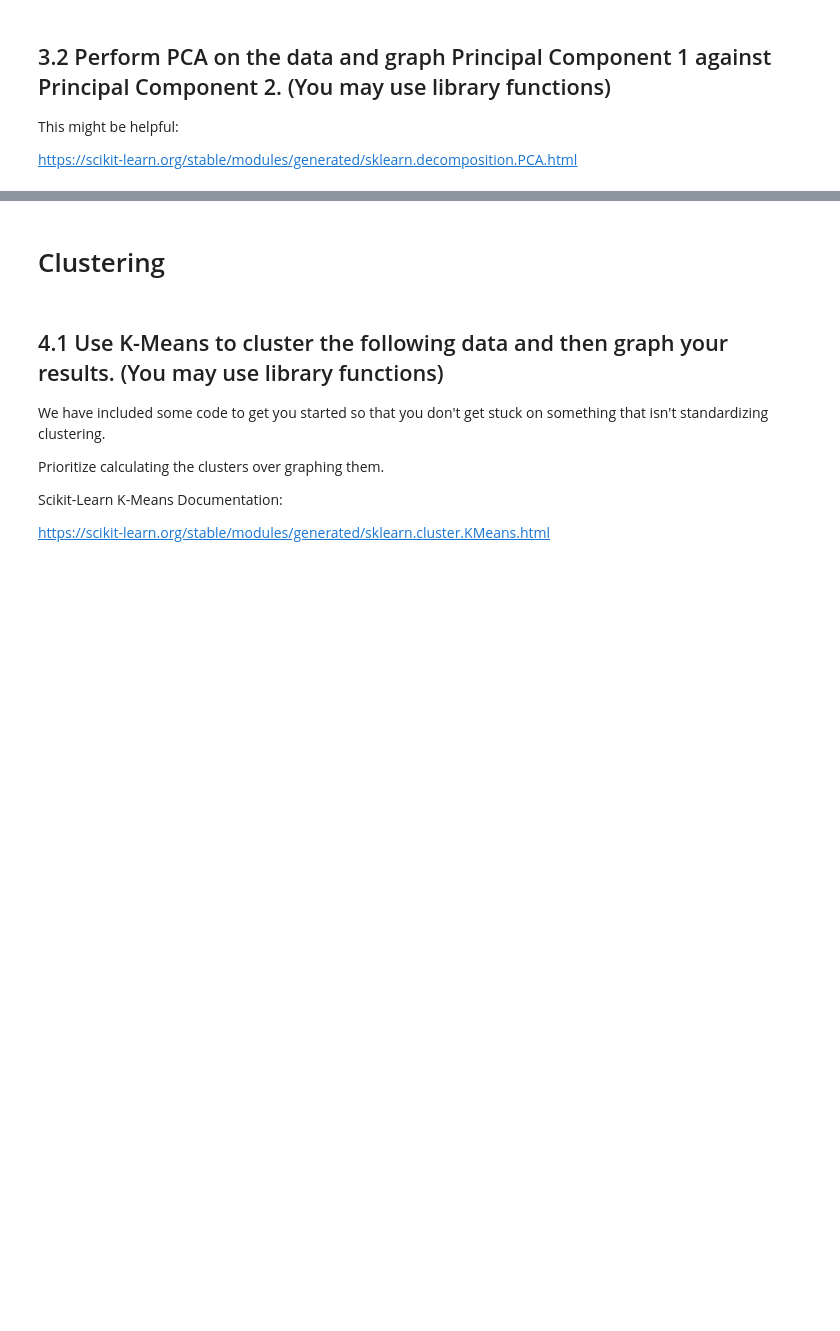
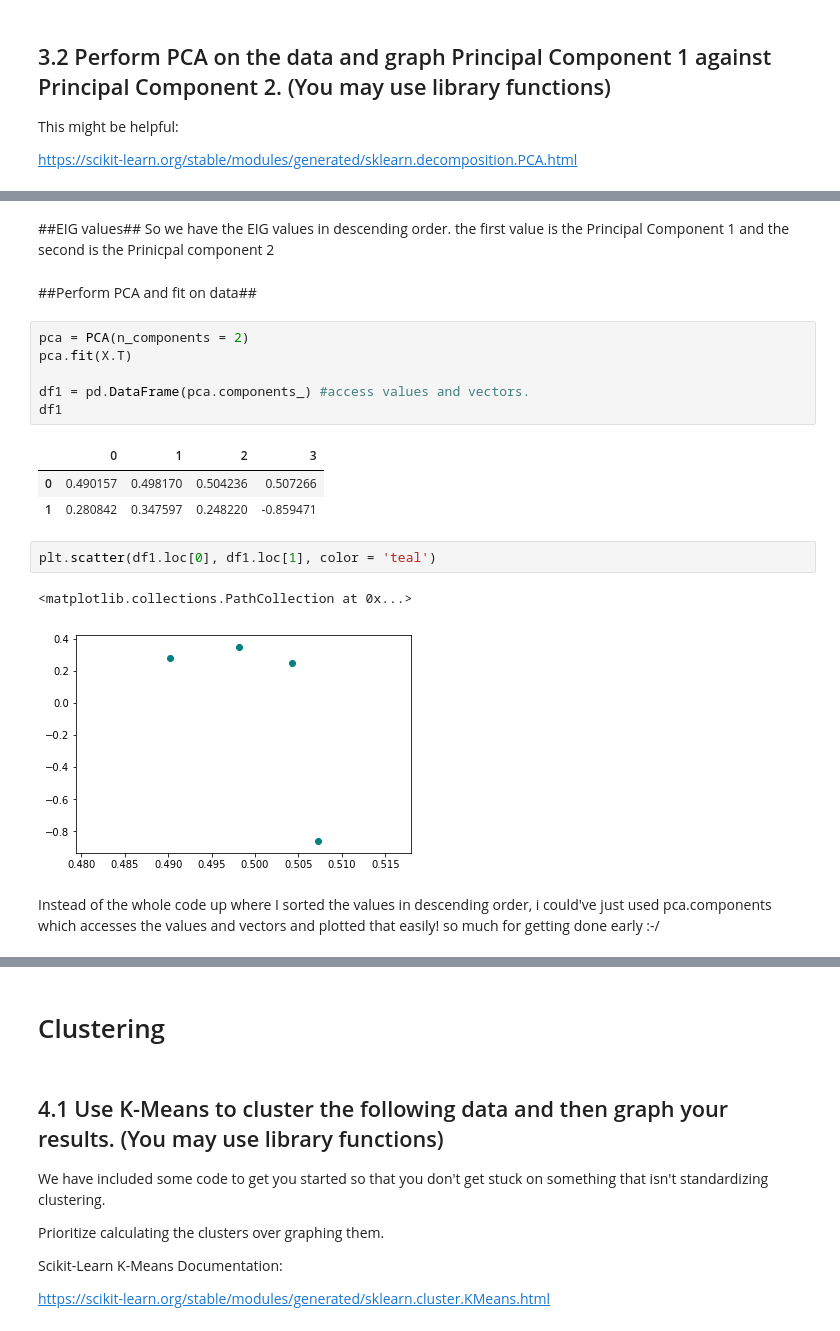
Before and after one commit to Hira63S/DS-Unit-2-Sprint-1-Linear-Algebra, a Jupyter notebook: Linear_Algebra_Sprint_Challenge.ipynb, the cells around one changed output, grey strips where cells are left out. Cells and saved outputs as stored; diff of their text form; blank space fills up the shorter version.

Commit message:
pca.components, why did I just not use that

```diff
--- a/Linear_Algebra_Sprint_Challenge.ipynb
+++ b/Linear_Algebra_Sprint_Challenge.ipynb
@@ -330 +369,23 @@ print("\n Projected Data: \n", P.T)
+# %% [markdown]
+##EIG values##
+So we have the EIG values in descending order. the first value is the Principal Component 1 and the second is the Prinicpal component 2
+# %% [markdown]
+##Perform PCA and fit on data##
+# %%
+pca = PCA(n_components = 2)
+pca.fit(X.T)
+
+df1 = pd.DataFrame(pca.components_) #access values and vectors.
+df1
+# %% [output]
+|  | 0 | 1 | 2 | 3 |
+| 0 | 0.490157 | 0.498170 | 0.504236 | 0.507266 |
+| 1 | 0.280842 | 0.347597 | 0.248220 | -0.859471 |
+# %%
+plt.scatter(df1.loc[0], df1.loc[1], color = 'teal')
+# %% [output]
+<matplotlib.collections.PathCollection at 0x...>
+[figure, added]
+# %% [markdown]
+Instead of the whole code up where I sorted the values in descending order, i could've just used pca.components which accesses the values and vectors and plotted that easily! so much for getting done early :-/
 # %%
```
Also changed, not shown: parts of 24 cells of this notebook.
